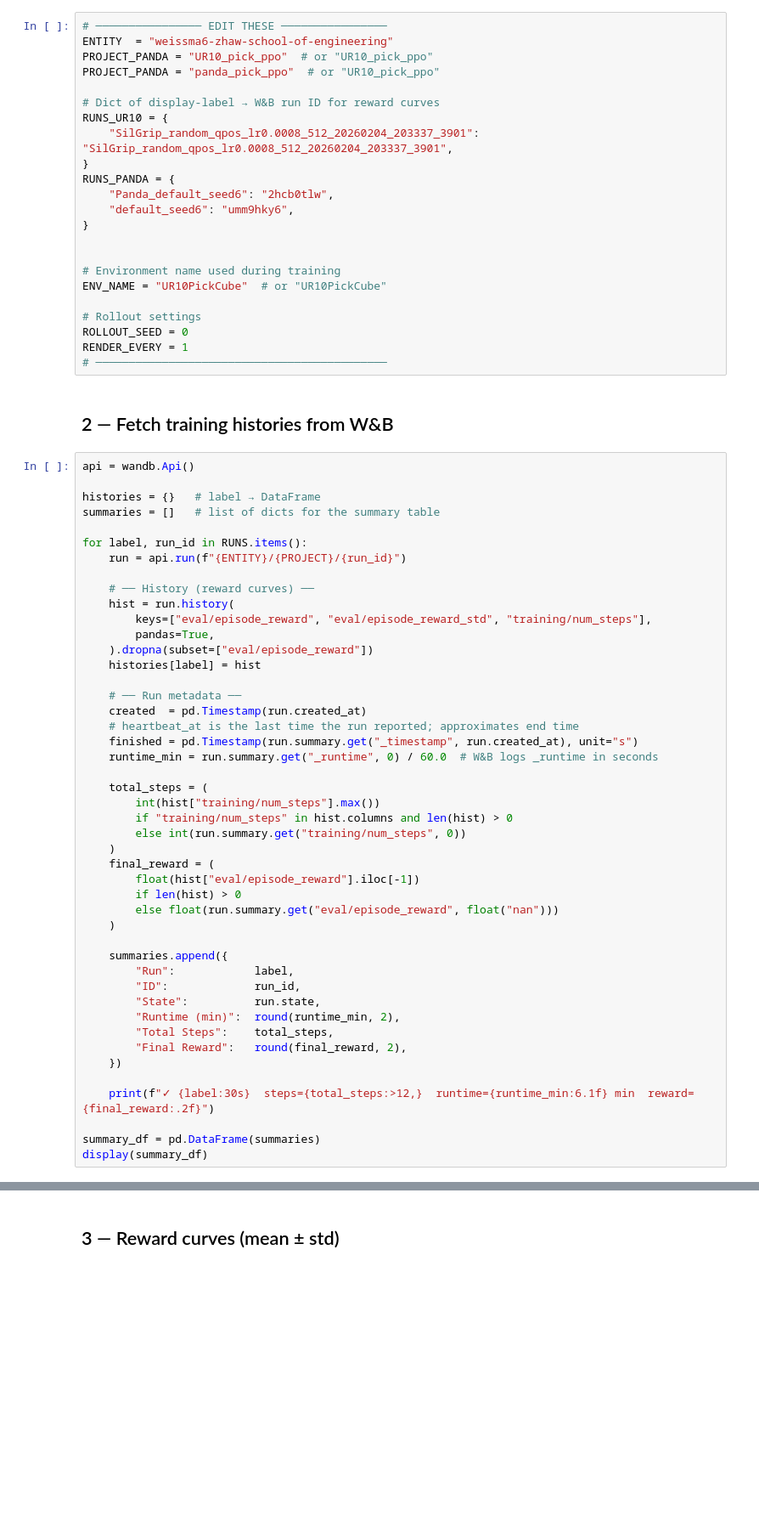
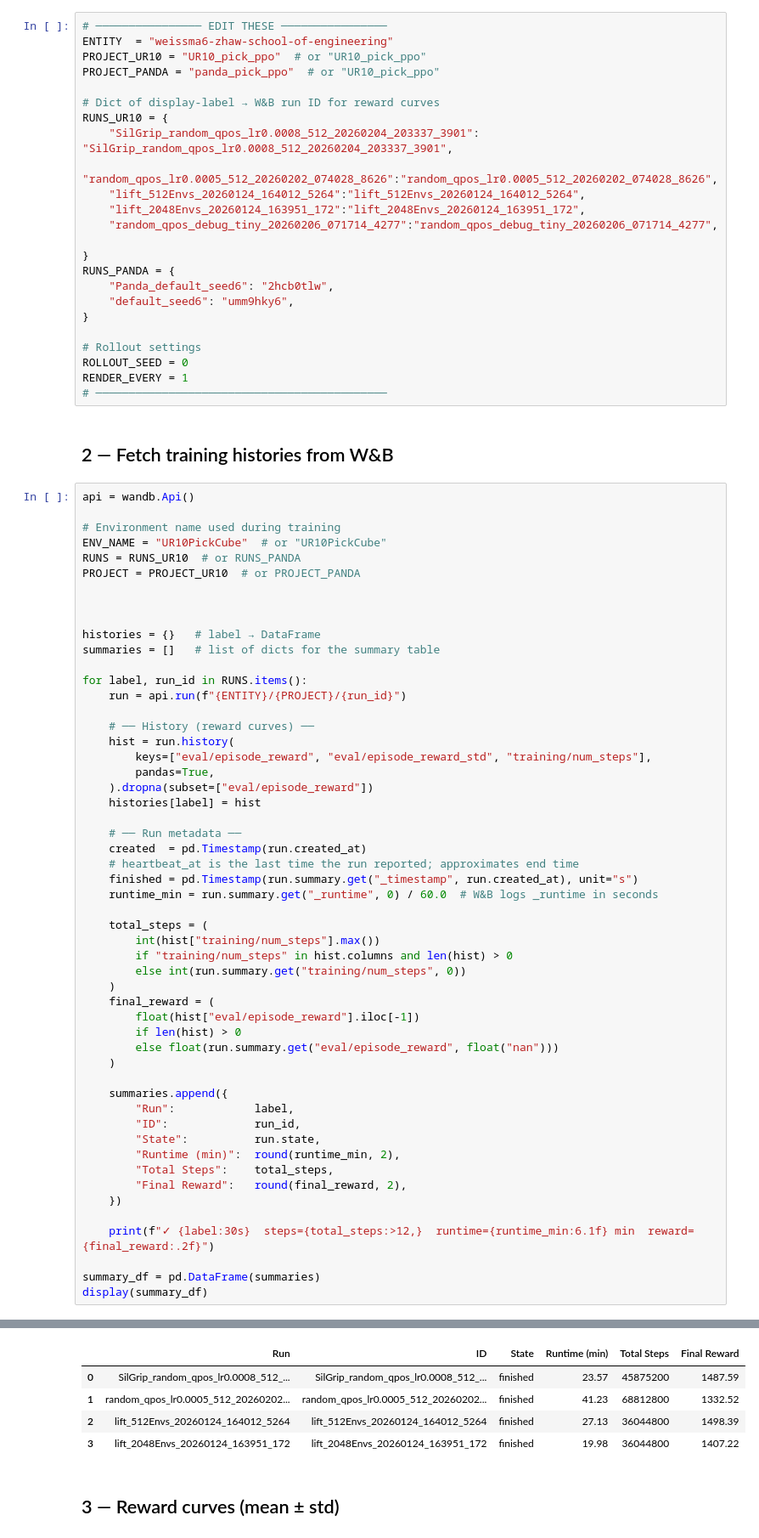
Before and after one commit to weissma6/my_mujoco_playground, a Jupyter notebook: evaluation/Get training Data.ipynb, the cells around one changed output, grey strips where cells are left out. Shown at 85% size. Drawn from its saved outputs; the diff is of its cells as text; blank space fills up the shorter version.

```diff
--- a/evaluation/Get training Data.ipynb
+++ b/evaluation/Get training Data.ipynb
@@ -46,22 +46,23 @@ SilGrip_random_qpos_lr0.0010_512_20260202_225313_9545 SilGrip_random_qpos_lr0.00
 # %%
 # ──────────────── EDIT THESE ────────────────
 ENTITY  = "weissma6-zhaw-school-of-engineering"
-PROJECT_PANDA = "UR10_pick_ppo"  # or "UR10_pick_ppo"
+PROJECT_UR10 = "UR10_pick_ppo"  # or "UR10_pick_ppo"
 PROJECT_PANDA = "panda_pick_ppo"  # or "UR10_pick_ppo"
 
 # Dict of display-label → W&B run ID for reward curves
 RUNS_UR10 = {
     "SilGrip_random_qpos_lr0.0008_512_20260204_203337_3901": "SilGrip_random_qpos_lr0.0008_512_20260204_203337_3901",
+    "random_qpos_lr0.0005_512_20260202_074028_8626":"random_qpos_lr0.0005_512_20260202_074028_8626",
+    "lift_512Envs_20260124_164012_5264":"lift_512Envs_20260124_164012_5264",
+    "lift_2048Envs_20260124_163951_172":"lift_2048Envs_20260124_163951_172",
+    "random_qpos_debug_tiny_20260206_071714_4277":"random_qpos_debug_tiny_20260206_071714_4277",
+
 }
 RUNS_PANDA = {
     "Panda_default_seed6": "2hcb0tlw",
     "default_seed6": "umm9hky6",
 }
 
-
-# Environment name used during training
-ENV_NAME = "UR10PickCube"  # or "UR10PickCube"
-
 # Rollout settings
 ROLLOUT_SEED = 0
 RENDER_EVERY = 1
@@ -70,6 +71,13 @@ RENDER_EVERY = 1
 ## 2 — Fetch training histories from W&B
 # %%
 api = wandb.Api()
+
+# Environment name used during training
+ENV_NAME = "UR10PickCube"  # or "UR10PickCube"
+RUNS = RUNS_UR10  # or RUNS_PANDA
+PROJECT = PROJECT_UR10  # or PROJECT_PANDA
+
+
 
 histories = {}   # label → DataFrame
 summaries = []   # list of dicts for the summary table
@@ -119,3 +130,8 @@ CommError: Could not find run <Run weissma6-zhaw-school-of-engineering/panda_pic
+|  | Run | ID | State | Runtime (min) | Total Steps | Final Reward |
+| 0 | SilGrip_random_qpos_lr0.0008_512_... | SilGrip_random_qpos_lr0.0008_512_... | finished | 23.57 | 45875200 | 1487.59 |
+| 1 | random_qpos_lr0.0005_512_20260202... | random_qpos_lr0.0005_512_20260202... | finished | 41.23 | 68812800 | 1332.52 |
+| 2 | lift_512Envs_20260124_164012_5264 | lift_512Envs_20260124_164012_5264 | finished | 27.13 | 36044800 | 1498.39 |
+| 3 | lift_2048Envs_20260124_163951_172 | lift_2048Envs_20260124_163951_172 | finished | 19.98 | 36044800 | 1407.22 |
 # %% [markdown]
 ## 3 — Reward curves (mean ± std)
 # %%
```
Also changed, not shown: parts of 5 cells of this notebook, 11 other files.
